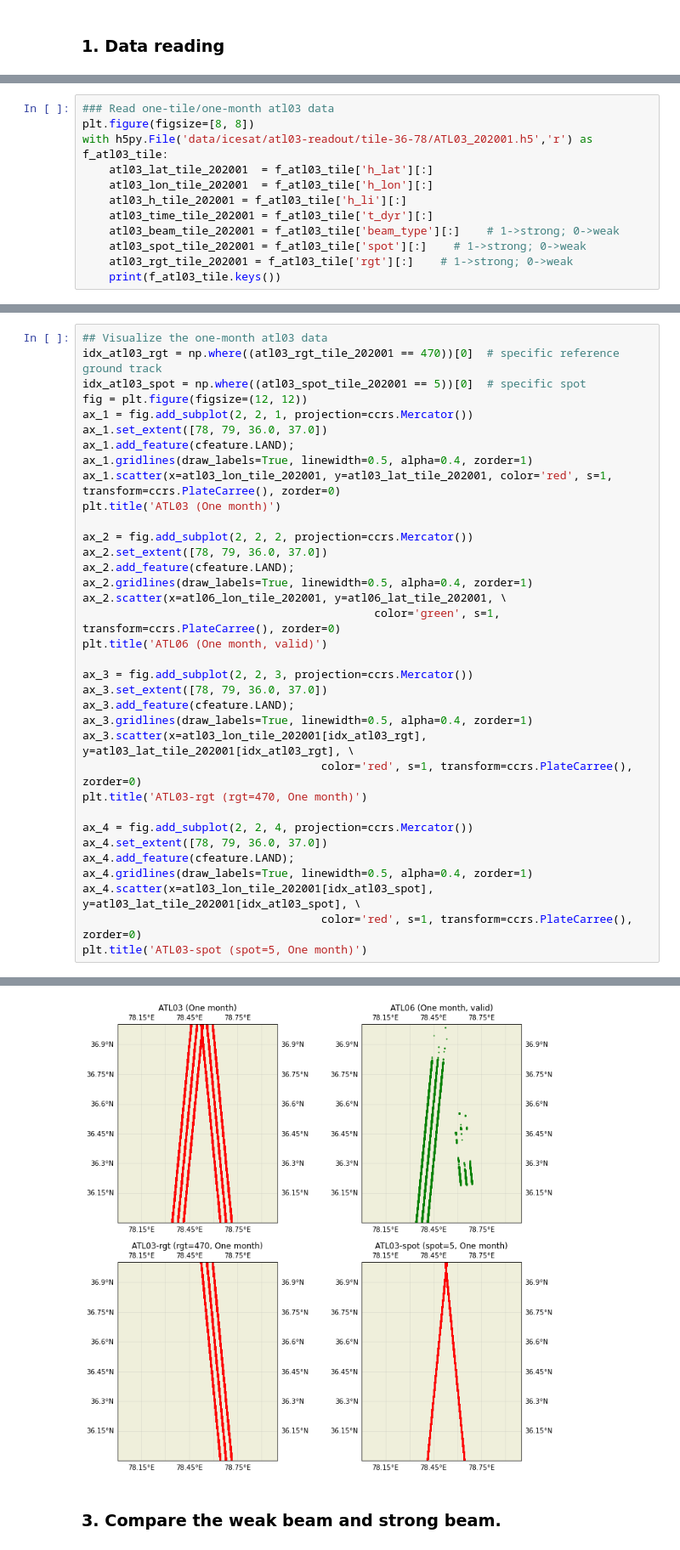
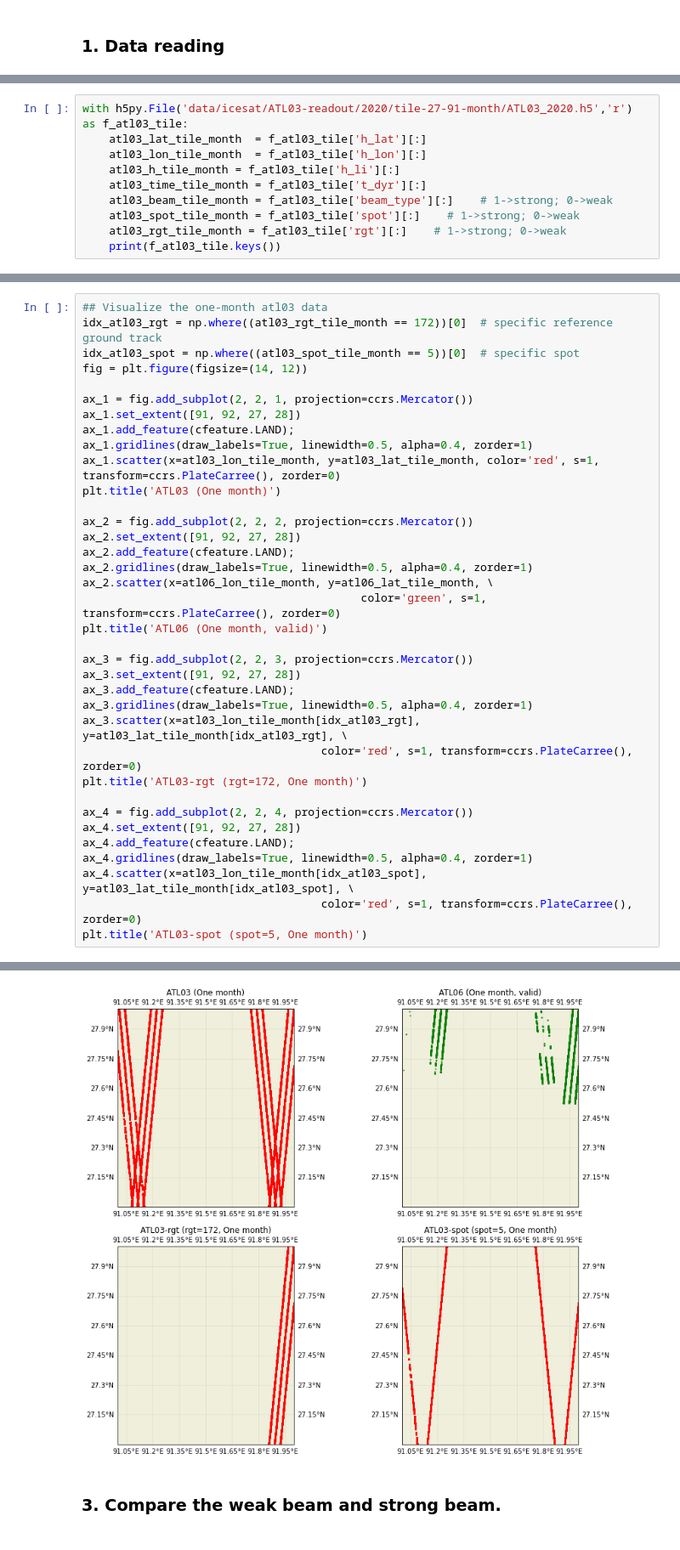
Before and after one commit to xinluo2018/Glacier-in-SETP, a Jupyter notebook: visual/alt03_06_compare.ipynb, the cells around one changed output, grey strips where cells are left out. Shown at 85% size. Saved outputs shown, nothing was run; the diff lists cells and outputs as text.

```diff
--- a/visual/alt03_06_compare.ipynb
+++ b/visual/alt03_06_compare.ipynb
@@ -30,14 +33,12 @@ with h5py.File('data/icesat/atl06-readout/tile-36-78/ATL06_2020.h5','r') as f_at
 # %%
-### Read one-tile/one-month atl03 data
-plt.figure(figsize=[8, 8])
-with h5py.File('data/icesat/atl03-readout/tile-36-78/ATL03_202001.h5','r') as f_atl03_tile:
-    atl03_lat_tile_202001  = f_atl03_tile['h_lat'][:]
-    atl03_lon_tile_202001  = f_atl03_tile['h_lon'][:]
-    atl03_h_tile_202001 = f_atl03_tile['h_li'][:]
-    atl03_time_tile_202001 = f_atl03_tile['t_dyr'][:]
-    atl03_beam_tile_202001 = f_atl03_tile['beam_type'][:]    # 1->strong; 0->weak
-    atl03_spot_tile_202001 = f_atl03_tile['spot'][:]    # 1->strong; 0->weak
-    atl03_rgt_tile_202001 = f_atl03_tile['rgt'][:]    # 1->strong; 0->weak
+with h5py.File('data/icesat/ATL03-readout/2020/tile-27-91-month/ATL03_2020.h5','r') as f_atl03_tile:
+    atl03_lat_tile_month  = f_atl03_tile['h_lat'][:]
+    atl03_lon_tile_month  = f_atl03_tile['h_lon'][:]
+    atl03_h_tile_month = f_atl03_tile['h_li'][:]
+    atl03_time_tile_month = f_atl03_tile['t_dyr'][:]
+    atl03_beam_tile_month = f_atl03_tile['beam_type'][:]    # 1->strong; 0->weak
+    atl03_spot_tile_month = f_atl03_tile['spot'][:]    # 1->strong; 0->weak
+    atl03_rgt_tile_month = f_atl03_tile['rgt'][:]    # 1->strong; 0->weak
     print(f_atl03_tile.keys())
 # %% [output]
 <KeysViewHDF5 ['beam_type', 'cycle', 'h_lat', 'h_li', 'h_lon', 'orbit_type', 'rgt', 'spot', 't_dyr']>
@@ -47,41 +52,42 @@ with h5py.File('data/icesat/atl03-readout/tile-36-78/ATL03_202001.h5','r') as f_
 # %%
 ## Visualize the one-month atl03 data
-idx_atl03_rgt = np.where((atl03_rgt_tile_202001 == 470))[0]  # specific reference ground track
-idx_atl03_spot = np.where((atl03_spot_tile_202001 == 5))[0]  # specific spot
-fig = plt.figure(figsize=(12, 12))
+idx_atl03_rgt = np.where((atl03_rgt_tile_month == 172))[0]  # specific reference ground track
+idx_atl03_spot = np.where((atl03_spot_tile_month == 5))[0]  # specific spot
+fig = plt.figure(figsize=(14, 12))
+
 ax_1 = fig.add_subplot(2, 2, 1, projection=ccrs.Mercator())
-ax_1.set_extent([78, 79, 36.0, 37.0])
+ax_1.set_extent([91, 92, 27, 28])
 ax_1.add_feature(cfeature.LAND);
 ax_1.gridlines(draw_labels=True, linewidth=0.5, alpha=0.4, zorder=1)
-ax_1.scatter(x=atl03_lon_tile_202001, y=atl03_lat_tile_202001, color='red', s=1, transform=ccrs.PlateCarree(), zorder=0)
+ax_1.scatter(x=atl03_lon_tile_month, y=atl03_lat_tile_month, color='red', s=1, transform=ccrs.PlateCarree(), zorder=0)
 plt.title('ATL03 (One month)')
 
 ax_2 = fig.add_subplot(2, 2, 2, projection=ccrs.Mercator())
-ax_2.set_extent([78, 79, 36.0, 37.0])
+ax_2.set_extent([91, 92, 27, 28])
 ax_2.add_feature(cfeature.LAND);
 ax_2.gridlines(draw_labels=True, linewidth=0.5, alpha=0.4, zorder=1)
-ax_2.scatter(x=atl06_lon_tile_202001, y=atl06_lat_tile_202001, \
-                                            color='green', s=1, transform=ccrs.PlateCarree(), zorder=0)
+ax_2.scatter(x=atl06_lon_tile_month, y=atl06_lat_tile_month, \
+                                          color='green', s=1, transform=ccrs.PlateCarree(), zorder=0)
 plt.title('ATL06 (One month, valid)')
 
 ax_3 = fig.add_subplot(2, 2, 3, projection=ccrs.Mercator())
-ax_3.set_extent([78, 79, 36.0, 37.0])
+ax_3.set_extent([91, 92, 27, 28])
 ax_3.add_feature(cfeature.LAND);
 ax_3.gridlines(draw_labels=True, linewidth=0.5, alpha=0.4, zorder=1)
-ax_3.scatter(x=atl03_lon_tile_202001[idx_atl03_rgt], y=atl03_lat_tile_202001[idx_atl03_rgt], \
+ax_3.scatter(x=atl03_lon_tile_month[idx_atl03_rgt], y=atl03_lat_tile_month[idx_atl03_rgt], \
                                     color='red', s=1, transform=ccrs.PlateCarree(), zorder=0)
-plt.title('ATL03-rgt (rgt=470, One month)')
+plt.title('ATL03-rgt (rgt=172, One month)')
 
 ax_4 = fig.add_subplot(2, 2, 4, projection=ccrs.Mercator())
-ax_4.set_extent([78, 79, 36.0, 37.0])
+ax_4.set_extent([91, 92, 27, 28])
 ax_4.add_feature(cfeature.LAND);
 ax_4.gridlines(draw_labels=True, linewidth=0.5, alpha=0.4, zorder=1)
-ax_4.scatter(x=atl03_lon_tile_202001[idx_atl03_spot], y=atl03_lat_tile_202001[idx_atl03_spot], \
+ax_4.scatter(x=atl03_lon_tile_month[idx_atl03_spot], y=atl03_lat_tile_month[idx_atl03_spot], \
                                     color='red', s=1, transform=ccrs.PlateCarree(), zorder=0)
 plt.title('ATL03-spot (spot=5, One month)')
 # %% [output]
 Text(0.5, 1.0, 'ATL03-spot (spot=5, One month)')
-[figure, old version]
+[figure, new version]
 # %% [markdown]
 ### 3. Compare the weak beam and strong beam.
 # %%
```
Also changed, not shown: parts of 8 cells of this notebook, 43 other files.
